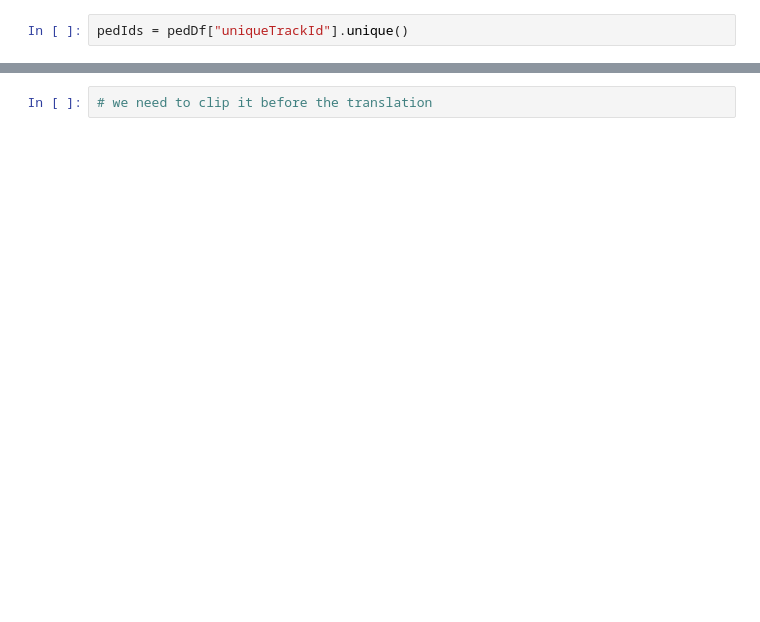
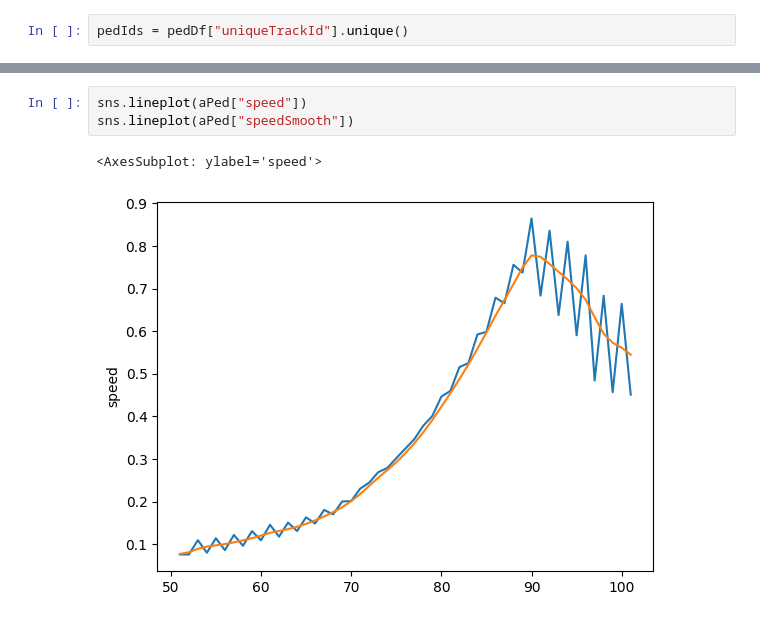
Before and after one commit to adhocmaster/TTI-dataset-tools, a Jupyter notebook: src/notebooks/ped-behavior-analysis.ipynb, the cells around one changed output, grey strips where cells are left out. Drawn from its saved outputs; the diff is of its cells as text; blank space fills up the shorter version.

```diff
--- a/src/notebooks/ped-behavior-analysis.ipynb
+++ b/src/notebooks/ped-behavior-analysis.ipynb
@@ -85,2 +122,6 @@ plt.plot(aPed["xVel"])
 # %%
-# we need to clip it before the translation
+sns.lineplot(aPed["speed"])
+sns.lineplot(aPed["speedSmooth"])
+# %% [output]
+<AxesSubplot: ylabel='speed'>
+[figure, added]
```
Also changed, not shown: parts of 7 cells of this notebook, 1 other file.
